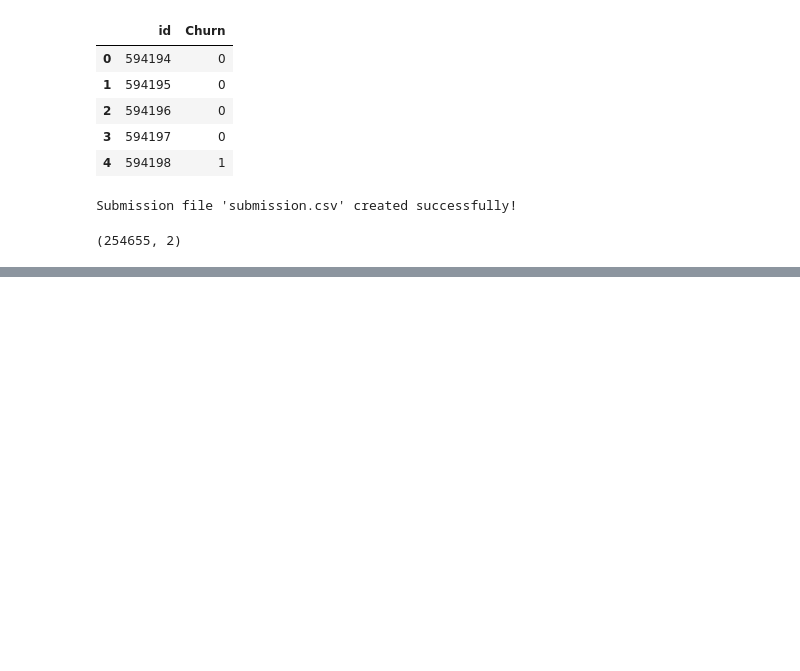
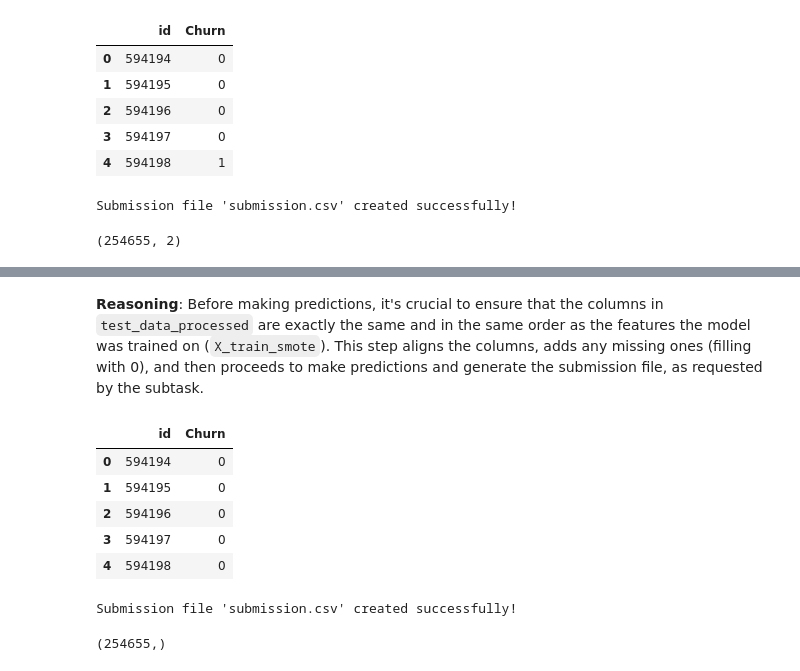
Before and after one commit to YugYadav25/kaggle-notebooks, a Jupyter notebook: Chrun Prediction playground-series-s6e3/ChurnPredic.ipynb, the cells around one changed output, grey strips where cells are left out. Cells and saved outputs as stored; diff of their text form; code cells hidden in the pictures; blank space fills up the shorter version.

```diff
--- a/Chrun Prediction playground-series-s6e3/ChurnPredic.ipynb
+++ b/Chrun Prediction playground-series-s6e3/ChurnPredic.ipynb
@@ -826,0 +943,9 @@ Submission file 'submission.csv' created successfully!
+# %%
+X_train, X_test, y_train, y_test = train_test_split(
+    X, y, test_size=0.2, random_state=42, stratify=y
+)
+
+print(f"Shape of X_train: {X_train.shape}")
+print(f"Shape of X_test: {X_test.shape}")
+print(f"Shape of y_train: {y_train.shape}")
+print(f"Shape of y_test: {y_test.shape}")
@@ -826,0 +970,7 @@ Submission file 'submission.csv' created successfully!
+# %%
+smote = SMOTE(random_state=42)
+X_train_smote, y_train_smote = smote.fit_resample(X_train, y_train)
+
+print(f"Shape of X_train after SMOTE: {X_train_smote.shape}")
+print(f"Shape of y_train after SMOTE: {y_train_smote.shape}")
+print(f"Value counts of y_train after SMOTE:\n{y_train_smote.value_counts()}")
@@ -826,0 +997,4 @@ Submission file 'submission.csv' created successfully!
+# %%
+model_xgboost.fit(X_train_smote, y_train_smote)
+
+print("XGBoost Classifier trained successfully on SMOTE-balanced data.")
@@ -826,0 +1050,28 @@ Submission file 'submission.csv' created successfully!
+# %% [markdown]
+**Reasoning**:
+Before making predictions, it's crucial to ensure that the columns in `test_data_processed` are exactly the same and in the same order as the features the model was trained on (`X_train_smote`). This step aligns the columns, adds any missing ones (filling with 0), and then proceeds to make predictions and generate the submission file, as requested by the subtask.
+# %%
+training_columns = X_train_smote.columns
+test_data_for_prediction = test_data_processed.reindex(columns=training_columns, fill_value=0)
+
+kaggle_predictions = model_xgboost.predict(test_data_for_prediction)
+
+submission_df = pd.DataFrame({'id': test_ids, 'Churn': kaggle_predictions})
+
+display(submission_df.head())
+
+submission_df.to_csv('submission.csv', index=False)
+
+print("Submission file 'submission.csv' created successfully!")
+# %% [output]
+|  | id | Churn |
+| 0 | 594194 | 0 |
+| 1 | 594195 | 0 |
+| 2 | 594196 | 0 |
+| 3 | 594197 | 0 |
+| 4 | 594198 | 0 |
+Submission file 'submission.csv' created successfully!
+# %%
+kaggle_predictions.shape
+# %% [output]
+(254655,)
```
Also changed, not shown: parts of 37 cells of this notebook.
